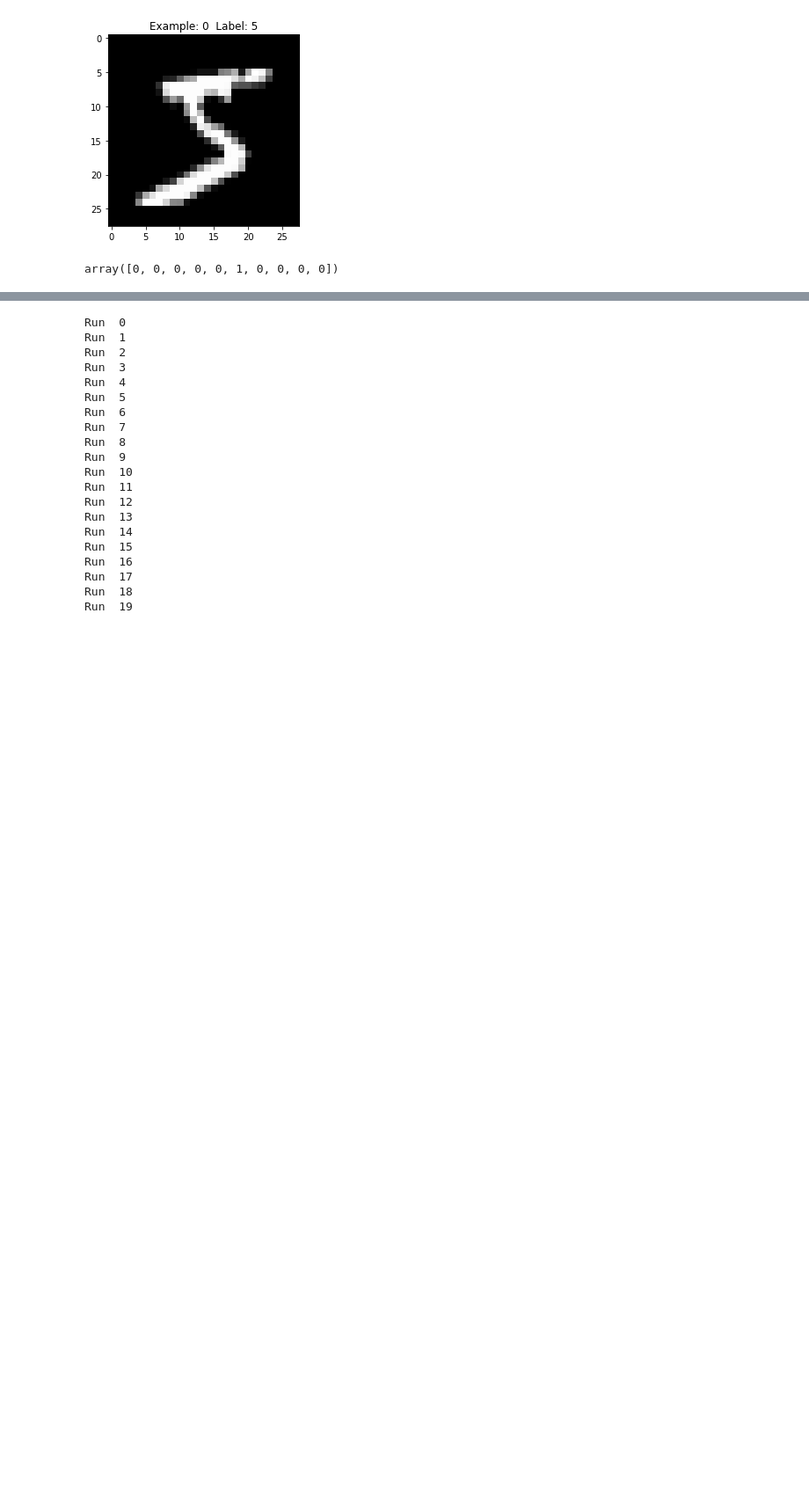
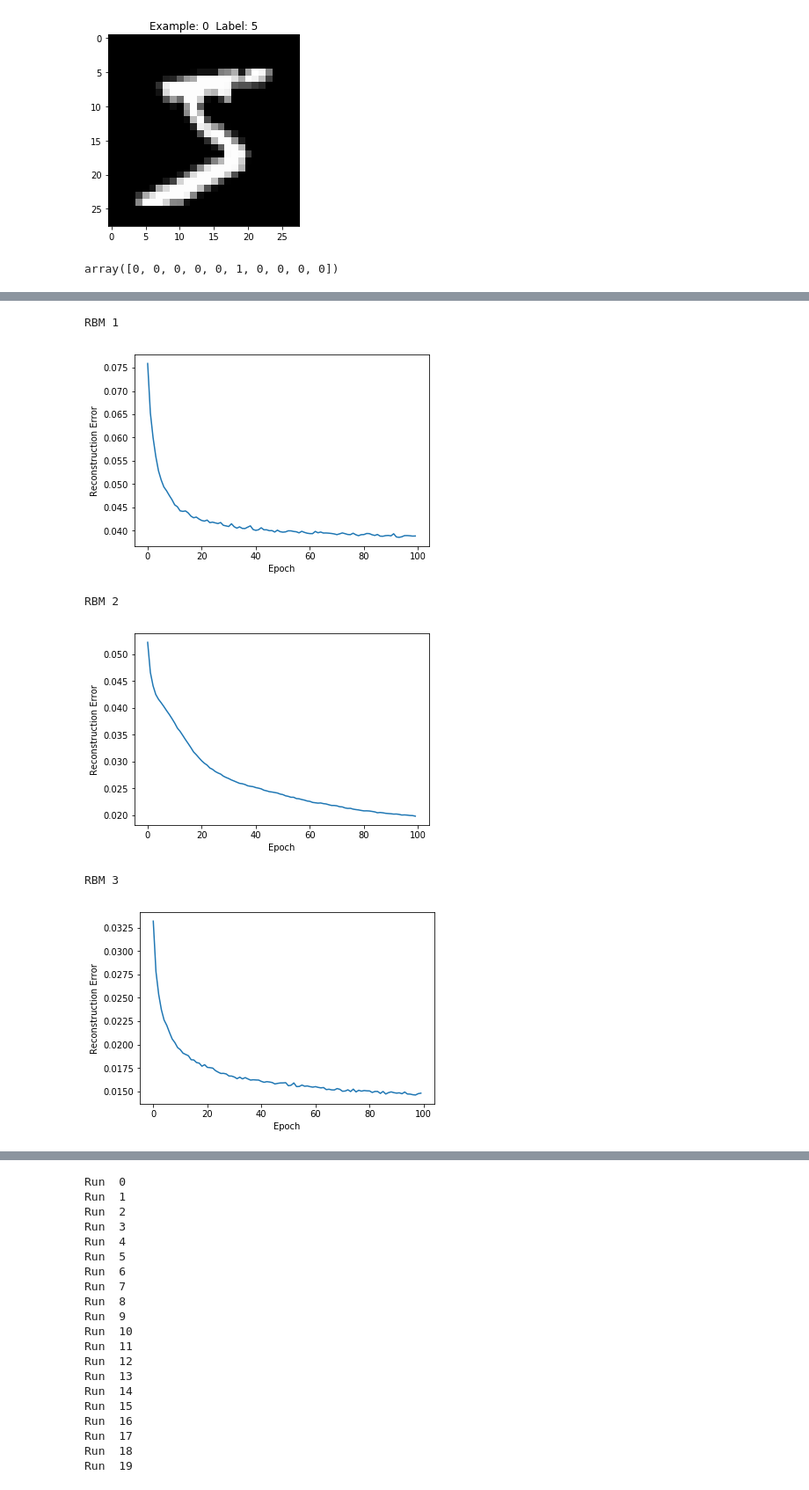
Before and after one commit to aapatel09/handson-unsupervised-learning, a Jupyter notebook: 11_dbns.ipynb, the cells around one changed output, grey strips where cells are left out. Shown at 88% size. Saved outputs shown, nothing was run; the diff lists cells and outputs as text; code cells hidden in the pictures; blank space fills up the shorter version.

```diff
--- a/11_dbns.ipynb
+++ b/11_dbns.ipynb
@@ -313 +307,18 @@ Epoch: 99 reconstruction error: 0.016785
+# %%
+# Plot reconstruction errors
+i = 1
+for err in error_list:
+    print("RBM",i)
+    pd.Series(err).plot(logy=False)
+    plt.xlabel("Epoch")
+    plt.ylabel("Reconstruction Error")
+    plt.show()
+    i += 1
+# %% [output]
+RBM 1
+[figure, added]
+RBM 2
+[figure, added]
+RBM 3
+[figure, added]
 # %%
```
Also changed, not shown: parts of 26 cells of this notebook.
